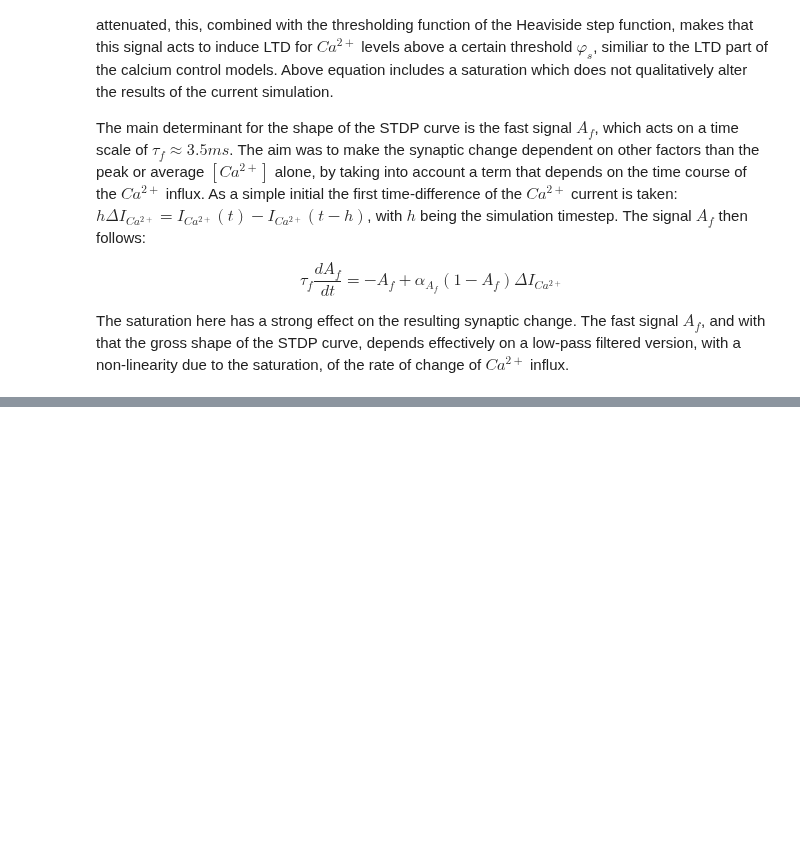
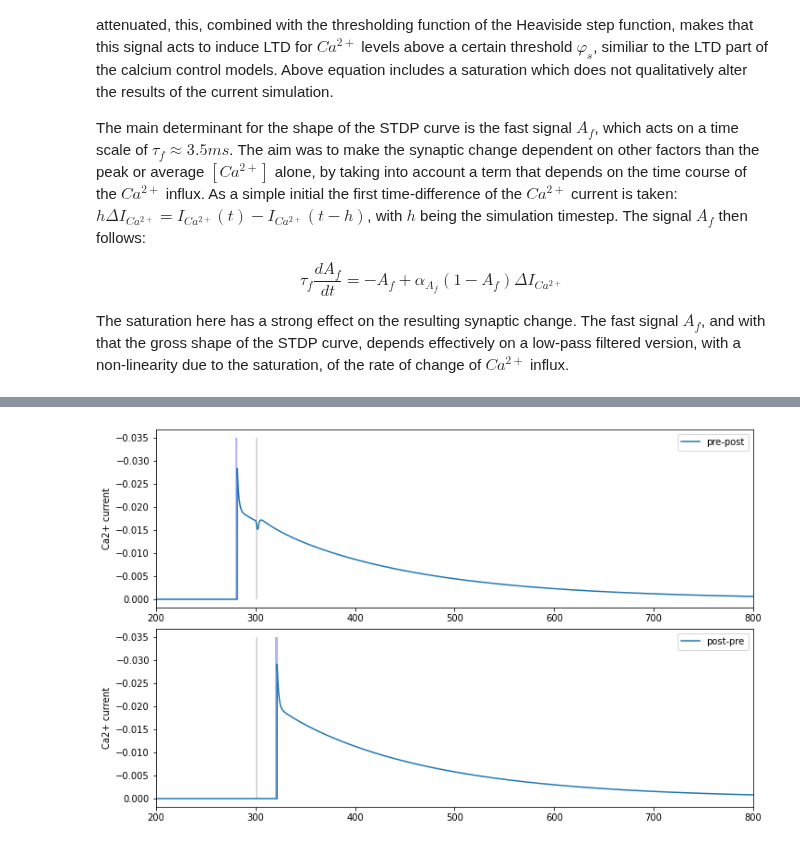
Before and after one commit to AohuaCheng/Neuro-and-Complexity-Science, a Jupyter notebook: Coding/STDP/STDP.ipynb, the cells around one changed output, grey strips where cells are left out. Cells and saved outputs as stored; diff of their text form; code cells hidden in the pictures; blank space fills up the shorter version.

```diff
--- a/Coding/STDP/STDP.ipynb
+++ b/Coding/STDP/STDP.ipynb
@@ -476,0 +373,42 @@ plt.show()
+# %%
+# Fig4: Ca2+ current timecourse for different timecourses delta_t = -20/20 ms
+
+delta_T = [-20, 20]
+Legend = ['pre-post', 'post-pre']
+fig, gs = bp.visualize.get_figure(2, 1, 3, 10)
+for i in range(2):
+  # spiking setting
+  delta_t = delta_T[i]
+  t_duration = 1600
+  idx_duration = int(t_duration/dt)
+  pre_I = bp.ops.zeros(idx_duration)
+  post_I = bp.ops.zeros(idx_duration)
+  idx_pre_spike = int((300+delta_t)/dt)
+  idx_post_spike = int(300/dt)
+  idx_spike_duration = int(2/dt)
+  pre_I[idx_pre_spike: idx_pre_spike+idx_spike_duration] = 100
+  post_I[idx_post_spike: idx_post_spike+idx_spike_duration] = 100
+
+  # run model
+  neu1 = LIF(1, monitors=['V', 'V_lp'])
+  neu2 = LIF(1, monitors=['V'])
+  syn1 = Synapse(pre=neu1, post=neu2, conn=bp.connect.All2All(), monitors=['I_Ca'])
+  net1 = bp.Network(neu1, syn1, neu2)
+  net1.run(t_duration, inputs=[(neu1, 'input', pre_I), (neu2, 'input', post_I)])
+
+  # plot
+  ax = fig.add_subplot(gs[i, 0])
+  plt.plot(neu1.mon.ts, syn1.mon.I_Ca, label=Legend[i])
+  ax.invert_yaxis()
+  plt.legend()
+  # add ylabel
+  ax.set_ylabel('Ca2+ current')
+  # set axis lim
+  plt.xlim(200, 800)
+  # note the pre/post firing
+  plt.fill_between([300,300+2],0.,-0.035,facecolor='gray',alpha=0.3)
+  plt.fill_between([300+delta_t,300+delta_t+2],0.,-0.035,facecolor='blue',alpha=0.3)
+
+plt.xlabel('time(ms)')
+# %% [output]
+[figure, added]
```
Also changed, not shown: parts of 13 cells of this notebook.
